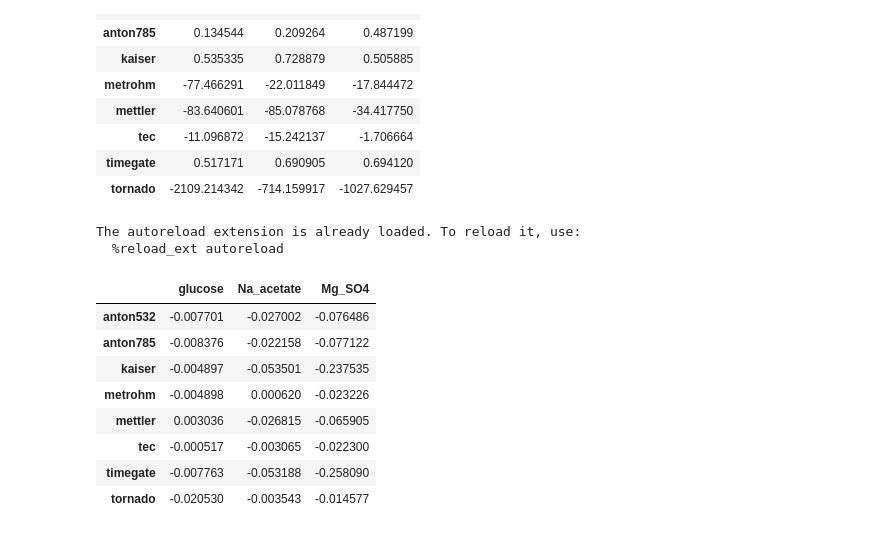
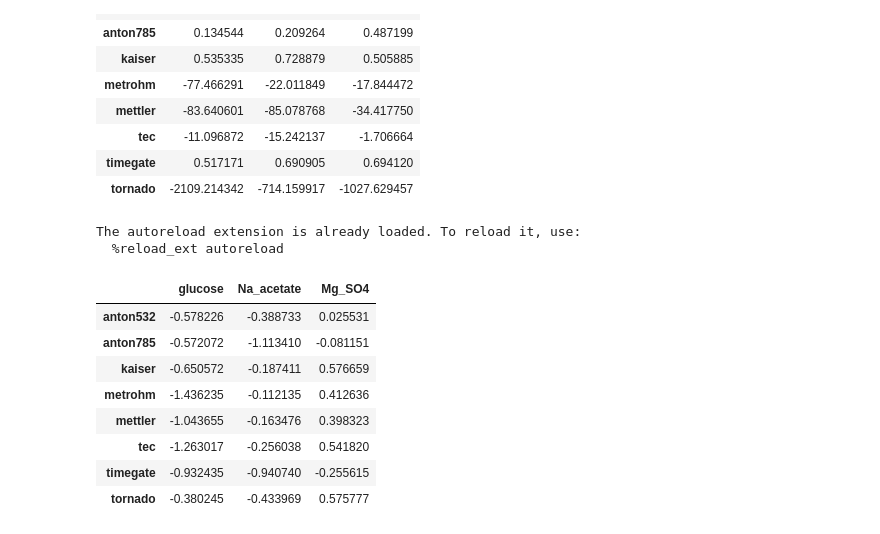
Before and after one commit to J-Brannigan/dig4bio, a Jupyter notebook: notebooks/04_cv_implementation.ipynb, the cells around one changed output. Saved outputs shown, nothing was run; the diff lists cells and outputs as text; code cells hidden in the pictures.

```diff
--- a/notebooks/04_cv_implementation.ipynb
+++ b/notebooks/04_cv_implementation.ipynb
@@ -358,37 +356,36 @@ The autoreload extension is already loaded. To reload it, use:
 # %%
 %load_ext autoreload
 %autoreload 2
 from dig4bio.io import read_raman_file
 from dig4bio.cv import augmented_cross_validate_sample_folds
 from dig4bio.constants import FINGERPRINT_GRID, LABEL_COLUMNS
-from dig4bio.models import create_model_factory, AveragePredictor
 from sklearn.linear_model import LinearRegression
 import pandas as pd
 
 source_devices_df = read_raman_file('source_datasets',level='processed',subfolder='source_grid_fingerprint_linear')
 
 model_factory = create_model_factory(
-    prediction_model= AveragePredictor()
+    prediction_model= LinearRegression()
 )
 
 device_scores = augmented_cross_validate_sample_folds(
     df = source_devices_df,
     wavenumber_columns = FINGERPRINT_GRID.astype(str),
     label_columns = LABEL_COLUMNS,
     model_factory = model_factory,
     calibrate = False
 )
 
 display(pd.DataFrame(device_scores).T)
 # %% [output]
 The autoreload extension is already loaded. To reload it, use:
   %reload_ext autoreload
 |  | glucose | Na_acetate | Mg_SO4 |
-| anton532 | -0.007701 | -0.027002 | -0.076486 |
-| anton785 | -0.008376 | -0.022158 | -0.077122 |
-| kaiser | -0.004897 | -0.053501 | -0.237535 |
-| metrohm | -0.004898 | 0.000620 | -0.023226 |
-| mettler | 0.003036 | -0.026815 | -0.065905 |
-| tec | -0.000517 | -0.003065 | -0.022300 |
-| timegate | -0.007763 | -0.053188 | -0.258090 |
-| tornado | -0.020530 | -0.003543 | -0.014577 |
+| anton532 | -0.578226 | -0.388733 | 0.025531 |
+| anton785 | -0.572072 | -1.113410 | -0.081151 |
+| kaiser | -0.650572 | -0.187411 | 0.576659 |
+| metrohm | -1.436235 | -0.112135 | 0.412636 |
+| mettler | -1.043655 | -0.163476 | 0.398323 |
+| tec | -1.263017 | -0.256038 | 0.541820 |
+| timegate | -0.932435 | -0.940740 | -0.255615 |
+| tornado | -0.380245 | -0.433969 | 0.575777 |
```
Also changed, not shown: parts of 1 cell of this notebook, 8 other files.
